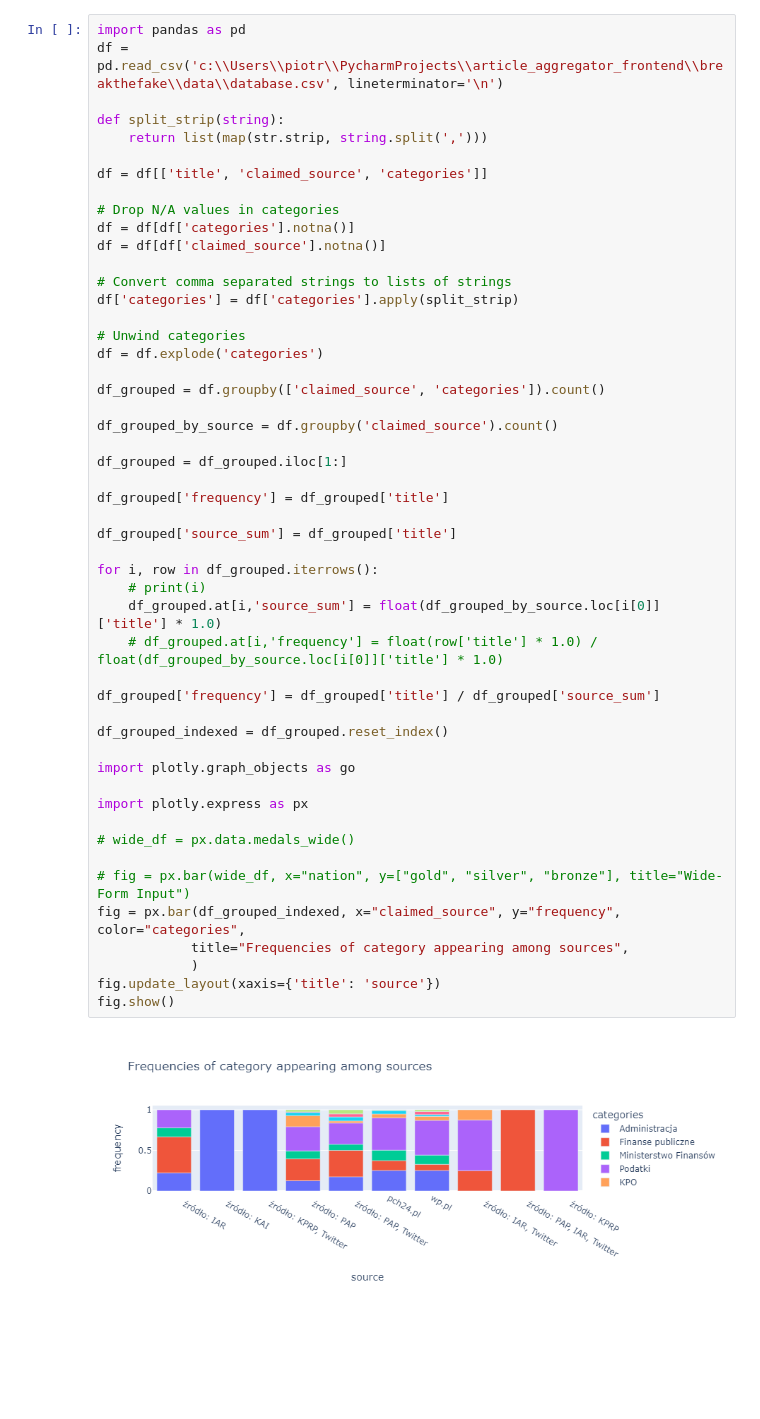
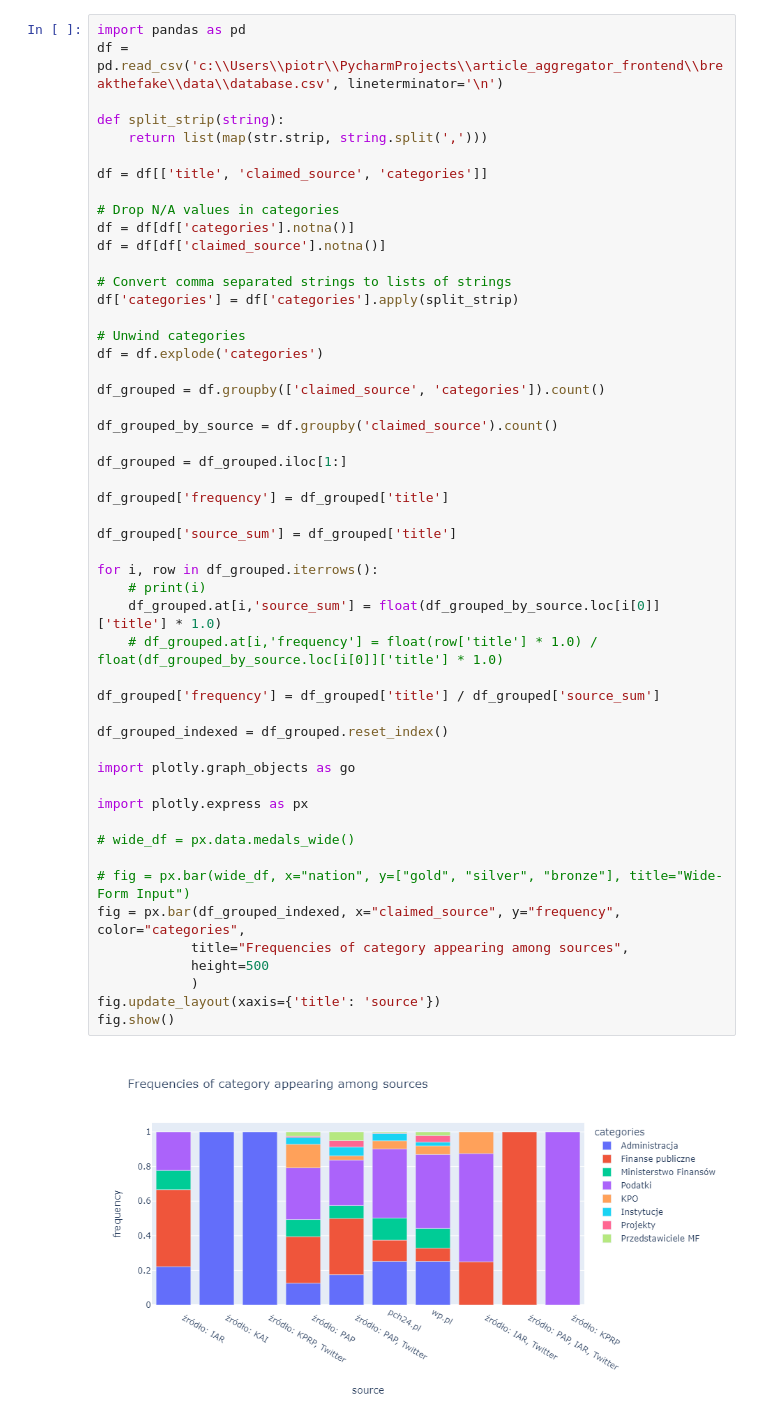
Before and after one commit to vladfedoriuk/breakthefake, a Jupyter notebook: visualisation/Article_category_frequency_by_source_clean.ipynb, the cells around one changed output. Saved outputs shown, nothing was run; the diff lists cells and outputs as text; blank space fills up the shorter version.

Commit message:
Enlarge chart in visualisation/Article_category_frequency_by_source_clean.ipynb

```diff
--- a/visualisation/Article_category_frequency_by_source_clean.ipynb
+++ b/visualisation/Article_category_frequency_by_source_clean.ipynb
@@ -22,31 +22,32 @@ df_grouped = df.groupby(['claimed_source', 'categories']).count()
 df_grouped_by_source = df.groupby('claimed_source').count()
 
 df_grouped = df_grouped.iloc[1:]
 
 df_grouped['frequency'] = df_grouped['title']
 
 df_grouped['source_sum'] = df_grouped['title']
 
 for i, row in df_grouped.iterrows():
     # print(i)
     df_grouped.at[i,'source_sum'] = float(df_grouped_by_source.loc[i[0]]['title'] * 1.0)
     # df_grouped.at[i,'frequency'] = float(row['title'] * 1.0) / float(df_grouped_by_source.loc[i[0]]['title'] * 1.0)
 
 df_grouped['frequency'] = df_grouped['title'] / df_grouped['source_sum']
 
 df_grouped_indexed = df_grouped.reset_index()
 
 import plotly.graph_objects as go
 
 import plotly.express as px
 
 # wide_df = px.data.medals_wide()
 
 # fig = px.bar(wide_df, x="nation", y=["gold", "silver", "bronze"], title="Wide-Form Input")
 fig = px.bar(df_grouped_indexed, x="claimed_source", y="frequency", color="categories",
             title="Frequencies of category appearing among sources",
+            height=500
             )
 fig.update_layout(xaxis={'title': 'source'})
 fig.show()
 # %% [output]
-[figure, old version]
+[figure, new version]
```
